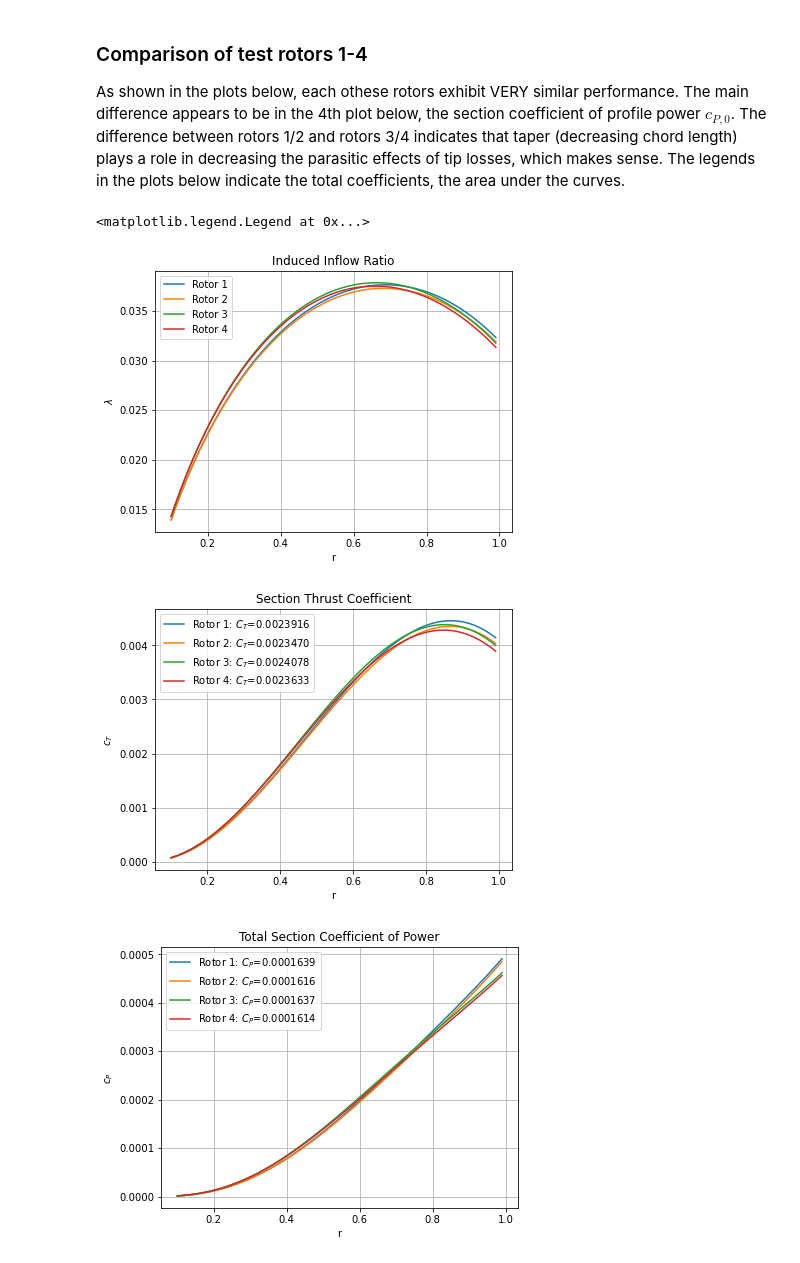
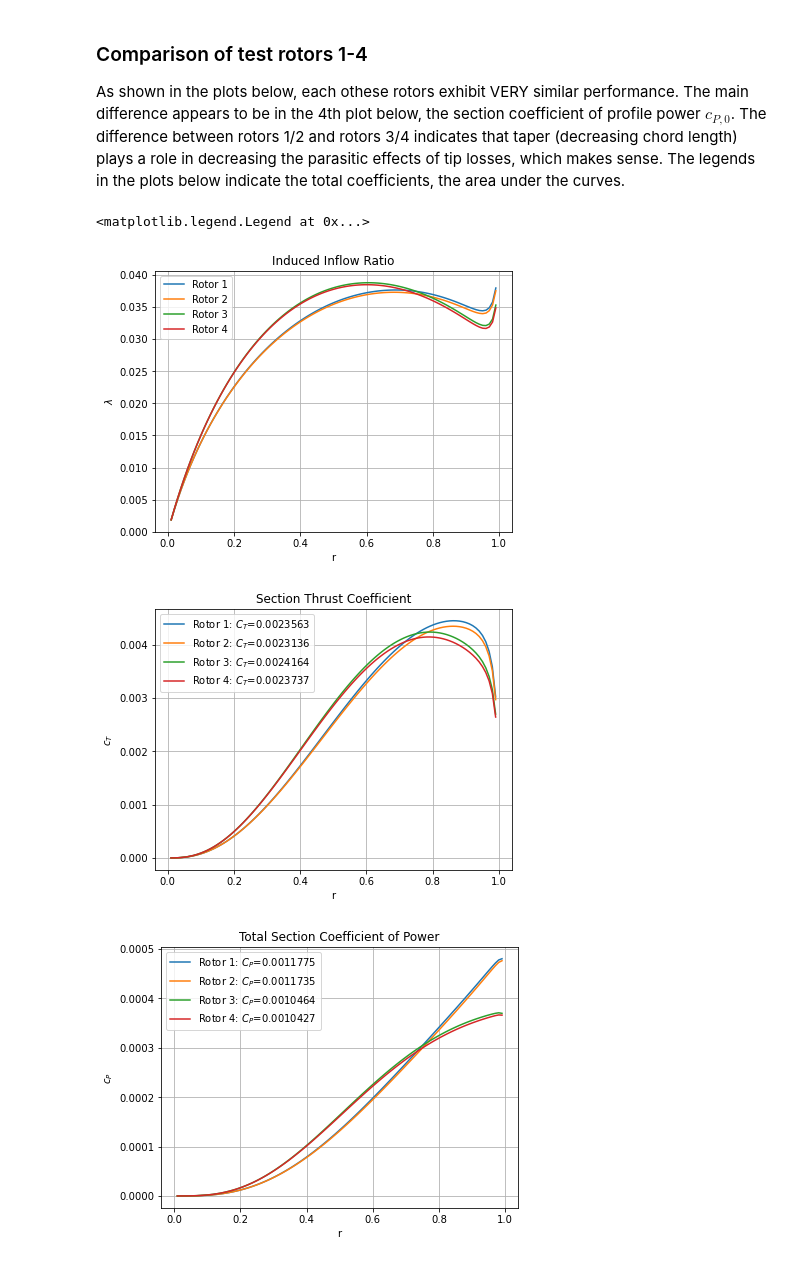
Before and after one commit to nruhl25/HoveringVehicleDesign, a Jupyter notebook: proj1/proj1_report.ipynb, the cells around one changed output. Cells and saved outputs as stored; diff of their text form; code cells hidden in the pictures.

```diff
--- a/proj1/proj1_report.ipynb
+++ b/proj1/proj1_report.ipynb
@@ -208,8 +205,8 @@ Other rotor2 properties: Nb=3, R=30 ft, vtip = 780 ft/sec, cd0=0.01
 # %%
 rotor3 = Rotor2()
 
-rotor3.TR = -0.5
+rotor3.TR = -2
 rotor3.chord_75 = 2  # ft
 
-tools.plot_rotor2(rotor3)
+plotter.plot_rotor2(rotor3)
 # %% [output]
@@ -220,11 +219,13 @@ Other rotor2 properties: Nb=3, R=30 ft, vtip = 780 ft/sec, cd0=0.01
 # %%
 rotor4 = Rotor2()
 
-rotor4.TR = -0.5
+rotor4.TR = -2
 rotor4.chord_75 = 2  # ft
 
 rotor4.AV = 6-2*np.pi
 rotor4.cl_slope_75 = 2*np.pi+0.75*(6.0-2*np.pi)
 
-tools.plot_rotor2(rotor4)
+plotter.plot_rotor2(rotor4)
+
+BEMT2.Chord(0, rotor4)/BEMT2.Chord(1, rotor4)
 # %% [output]
@@ -235,6 +237,7 @@ Other rotor2 properties: Nb=3, R=30 ft, vtip = 780 ft/sec, cd0=0.01
 
 As shown in the plots below, each othese rotors exhibit VERY similar performance. The main difference appears to be in the 4th plot below, the section coefficient of profile power $c_{P,0}$. The difference between rotors 1/2 and rotors 3/4 indicates that taper (decreasing chord length) plays a role in decreasing the parasitic effects of tip losses, which makes sense. The legends in the plots below indicate the total coefficients, the area under the curves.
 # %%
+rs = np.linspace(0.01,0.99,100)
 rotor_list = [rotor1, rotor2, rotor3, rotor4]
 CT_list = np.zeros(4)
 CPi_list = np.zeros(4)
@@ -242,51 +245,52 @@ CP0_list = np.zeros(4)
 CP_list = np.zeros(4)
 for i, rotor in enumerate(rotor_list):
     j=i+1
-    CT_list[i], CPi_list[i], CP0_list[i] = calc_CT_CPi_CP0(rotor)
+    lambda_list, dCT_list, dCPi_list, dCP0_list, F_list = tools.calc_rotor_profiles(rotor, airfoil="NACA0012", use_F=True, rs=rs)
+    CT_list[i], CPi_list[i], CP0_list[i] = tools.calc_CT_CPi_CP0(rotor, airfoil="NACA0012", use_F=True)
     CP_list[i] = CPi_list[i] + CP0_list[i]
 
     plt.figure(1)
-    plt.plot(rs, Lambda(rs, rotor), label=f"Rotor {j}")
+    plt.plot(rs, lambda_list, label=f"Rotor {j}")
 
     plt.figure(2)
-    plt.plot(rs, dCT(rs, rotor), label=fr"Rotor {j}: $C_T$={CT_list[i]:.7f}")
+    plt.plot(rs, dCT_list, label=fr"Rotor {j}: $C_T$={CT_list[i]:.7f}")
 
     plt.figure(3)
-    plt.plot(rs, dCP0_NACA0012(rs, rotor)+dCPi(rs, rotor), label=fr"Rotor {j}: $C_P$={CP_list[i]:.7f}")
+    plt.plot(rs, dCP0_list+dCPi_list, label=fr"Rotor {j}: $C_P$={CP_list[i]:.7f}")
 
     plt.figure(4)
-    plt.plot(rs, dCP0_NACA0012(rs, rotor), label=fr"Rotor {j}: $C_{{P,0}}$={CP_list[i]:.7f}")
+    plt.plot(rs, dCP0_list, label=fr"Rotor {j}: $C_{{P,0}}$={CP_list[i]:.7f}")
 
 
 plt.figure(1)
 plt.title("Induced Inflow Ratio")
 plt.ylabel(r"$\lambda$")
 plt.xlabel("r")
 plt.grid()
 plt.legend()
 
 plt.figure(2)
 plt.title("Section Thrust Coefficient")
 plt.ylabel(r"$c_T$")
 plt.xlabel("r")
 plt.grid()
 plt.legend()
 
 plt.figure(3)
 plt.title("Total Section Coefficient of Power")
 plt.ylabel("$c_P$")
 plt.xlabel("r")
 plt.grid()
 plt.legend()
 
 plt.figure(4)
 plt.title("Section Coefficient of Profile Power")
 plt.ylabel("$c_{P,0}$")
 plt.xlabel("r")
 plt.grid()
 plt.legend()
 # %% [output]
 <matplotlib.legend.Legend at 0x...>
-[figure, old version]
+[figure, new version]
-[figure, old version]
+[figure, new version]
-[figure, old version]
+[figure, new version]
```
Also changed, not shown: parts of 24 cells of this notebook, 4 other files.
